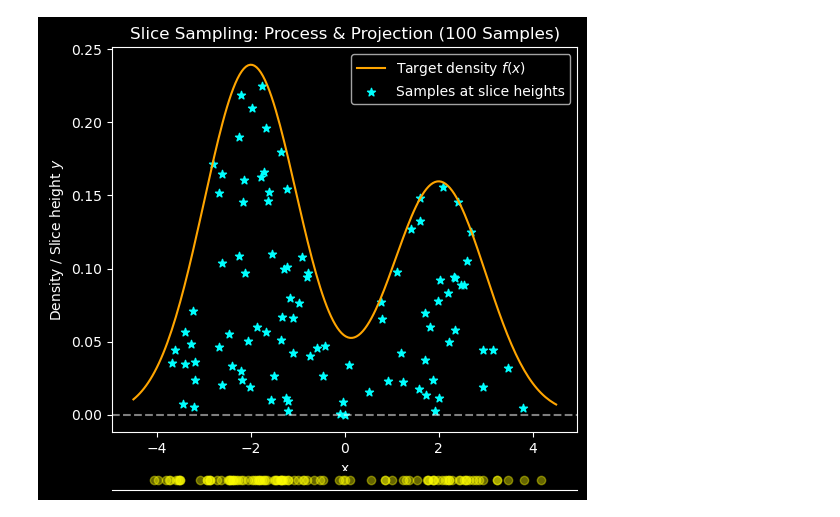
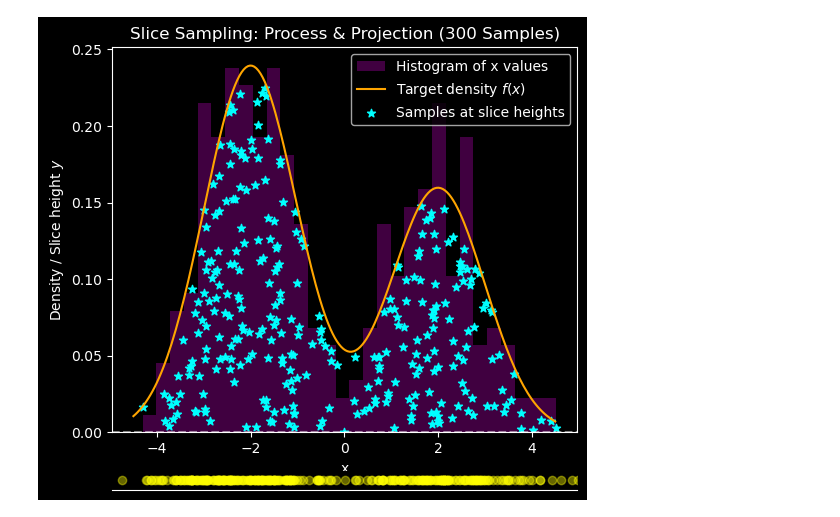
Before and after one commit to Chuxuan-a/Bayes, a Jupyter notebook: Slice Sampler.ipynb, the cells around one changed output. Drawn from its saved outputs; the diff is of its cells as text; code cells hidden in the pictures.

```diff
--- a/Slice Sampler.ipynb
+++ b/Slice Sampler.ipynb
@@ -5,21 +5,22 @@ import scipy.stats as stats
 # %%
 def slice_sampling_dual_visual(f, x_init=0.25, m=100, stepsize=0.5, x_range=(-4, 4), grid_size=200):
     """
-    Performs slice sampling for a given density function f(x) and visualizes the sampled points in two ways:
+    Performs slice sampling for a given density function f(x) and visualizes the sampled points in three ways:
     1. At their corresponding slice height y (cyan stars).
     2. Projected onto a separate x-axis at the bottom of the plot (semi-transparent yellow circles).
+    3. Histogram of sampled x values (purple) to estimate density.
 
     Parameters:
-    - f: function, the probability density function (up to a constant)
-    - x_init: float, initial starting value
-    - m: int, number of samples
-    - stepsize: float, width of slice steps
-    - x_range: tuple, range of x values for visualization
-    - grid_size: int, number of points to use in the density plot
+    - f: function, the probability density function (up to a constant).
+    - x_init: float, initial starting value.
+    - m: int, number of samples.
+    - stepsize: float, width of slice steps.
+    - x_range: tuple, range of x values for visualization.
+    - grid_size: int, number of points to use in the density plot.
 
     Returns:
-    - samples_x: array of sampled x values
-    - samples_y: array of corresponding slice heights
+    - samples_x: array of sampled x values.
+    - samples_y: array of corresponding slice heights.
     """
 
     def slice_f_at_y(f, x, y, stepsize):
@@ -60,6 +61,9 @@ def slice_sampling_dual_visual(f, x_init=0.25, m=100, stepsize=0.5, x_range=(-4,
     fig, ax = plt.subplots(figsize=(6, 5), facecolor="black")
     plt.style.use("dark_background")
 
+    # Histogram of x values (normalized)
+    ax.hist(x_samples, bins=30, density=True, alpha=0.5, color="purple", label="Histogram of x values")
+
     # Main density plot
     ax.plot(x_grid, y_vals, color="orange", label="Target density $f(x)$")
     ax.scatter(x_samples, y_samples, color="cyan", marker="*", label="Samples at slice heights")
@@ -79,6 +83,7 @@ def slice_sampling_dual_visual(f, x_init=0.25, m=100, stepsize=0.5, x_range=(-4,
     ax_proj.set_yticks([])
     ax_proj.set_frame_on(True)
 
+    # Improved projected samples: semi-transparent yellow
     ax_proj.scatter(x_samples, np.zeros_like(x_samples), color="yellow", marker="o", alpha=0.4, label="Projected samples")
 
     ax_proj.spines["top"].set_visible(False)
@@ -91,6 +96,6 @@ def slice_sampling_dual_visual(f, x_init=0.25, m=100, stepsize=0.5, x_range=(-4,
     return x_samples, y_samples
 # %%
 f = lambda x: 0.6 * stats.norm(-2, 1).pdf(x) + 0.4 * stats.norm(2, 1).pdf(x)
-samples_x, samples_y = slice_sampling_dual_visual(f, m=100, x_init=0.0, stepsize=0.5, x_range=(-4.5, 4.5))
+samples_x, samples_y = slice_sampling_dual_visual(f, m=300, x_init=0.0, stepsize=0.5, x_range=(-4.5, 4.5))
 # %% [output]
-[figure, old version]
+[figure, new version]
```
